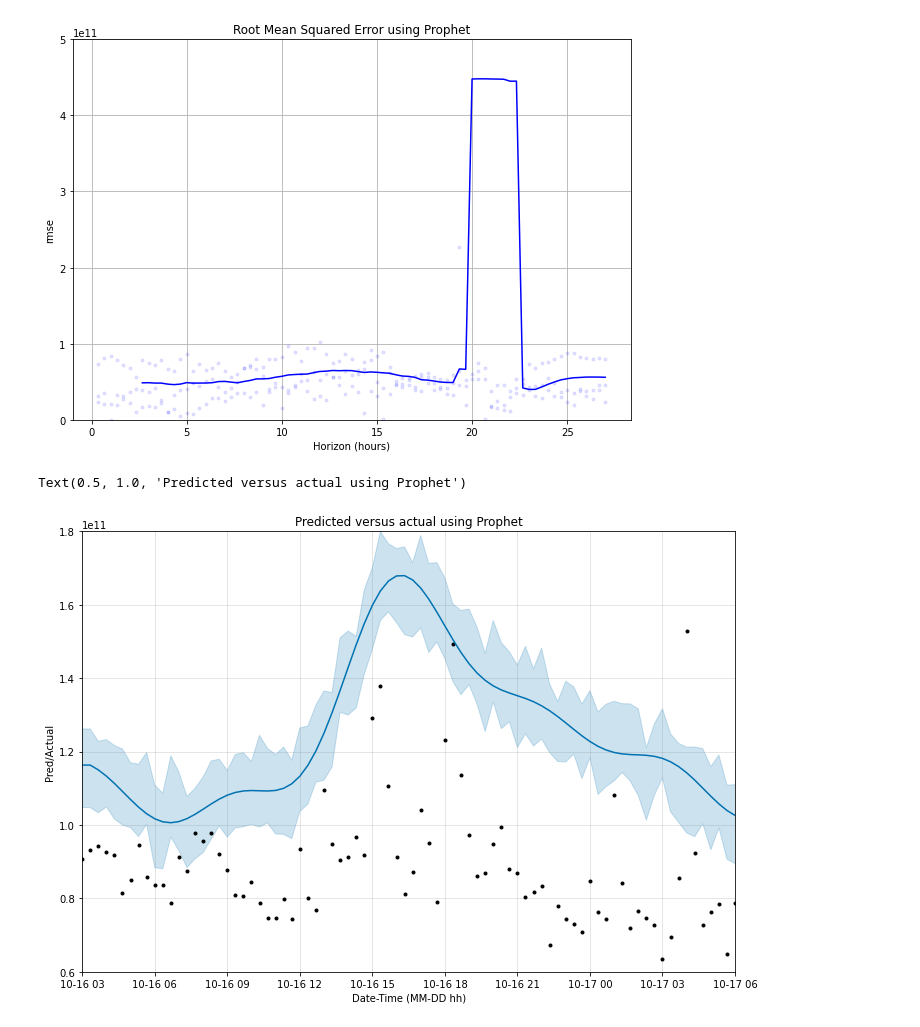
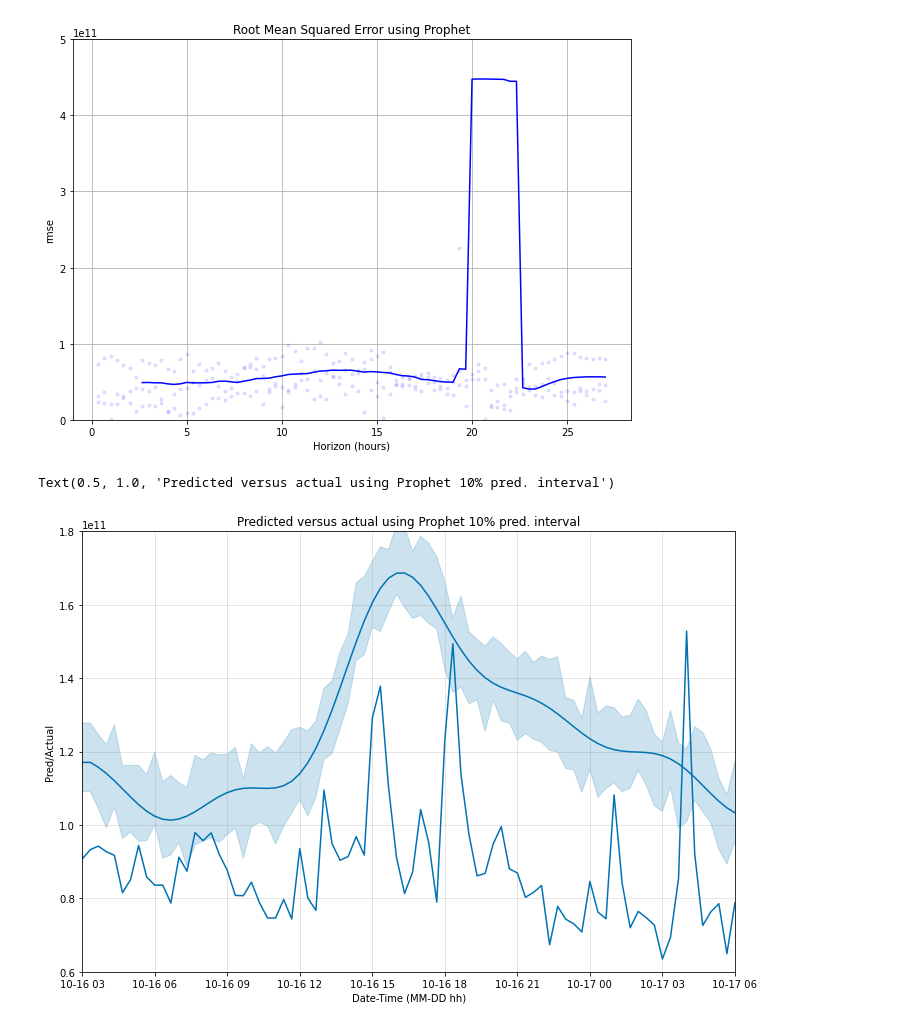
Before and after one commit to andrasfe/ethgas, a Jupyter notebook: prophet-model-comparison.ipynb, the cells around one changed output. Cells and saved outputs as stored; diff of their text form; code cells hidden in the pictures.

Commit message:
made the Prophet graph look similar to DeepAR-generated one

```diff
--- a/prophet-model-comparison.ipynb
+++ b/prophet-model-comparison.ipynb
@@ -87,12 +90,36 @@ ax.set_title('Root Mean Squared Error using Prophet')
 # %% [output]
 Text(0.5, 1.0, 'Root Mean Squared Error using Prophet')
 [figure]
+# %%
+def plot1(m, fcst, ax=None, uncertainty=True, plot_cap=True, xlabel='ds', ylabel='y',
+    figsize=(10, 6)
+):
+    if ax is None:
+        fig = plt.figure(facecolor='w', figsize=figsize)
+        ax = fig.add_subplot(111)
+    else:
+        fig = ax.get_figure()
+    fcst_t = fcst['ds'].dt.to_pydatetime()
+    ax.plot(m.history['ds'].dt.to_pydatetime(), m.history['y'], linestyle='solid', linewidth=3, c='#0072B2')
+    ax.plot(fcst_t, fcst['yhat'], ls='-', c='#0072B2')
+    if 'cap' in fcst and plot_cap:
+        ax.plot(fcst_t, fcst['cap'], ls='--', c='k')
+    if m.logistic_floor and 'floor' in fcst and plot_cap:
+        ax.plot(fcst_t, fcst['floor'], ls='--', c='k')
+    if uncertainty:
+        ax.fill_between(fcst_t, fcst['yhat_lower'], fcst['yhat_upper'],
+                        color='#0072B2', alpha=0.2)
+    ax.grid(True, which='major', c='gray', ls='-', lw=1, alpha=0.2)
+    ax.set_xlabel(xlabel)
+    ax.set_ylabel(ylabel)
+    fig.tight_layout()
+    return fig
 # %%
-fig = m.plot(df_cv2, figsize=(10, 7), xlabel='Date-Time (MM-DD hh)', ylabel='Pred/Actual')
-ax = fig.gca()
+fig1 = plot1(m, df_cv2, figsize=(10, 7), xlabel='Date-Time (MM-DD hh)', ylabel='Pred/Actual')
+ax = fig1.gca()
 ax.set_xlim([start_date, end_date])
 ax.set_ylim(0.6e11, 1.8e11)
 ax.set_title('Predicted versus actual using Prophet 10% pred. interval')
 # %% [output]
-Text(0.5, 1.0, 'Predicted versus actual using Prophet')
+Text(0.5, 1.0, 'Predicted versus actual using Prophet 10% pred. interval')
-[figure, old version]
+[figure, new version]
```
Also changed, not shown: parts of 2 cells of this notebook.
